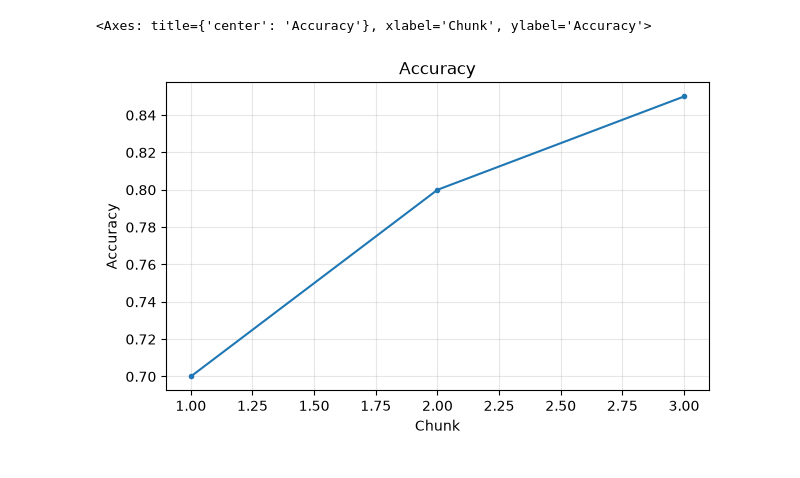
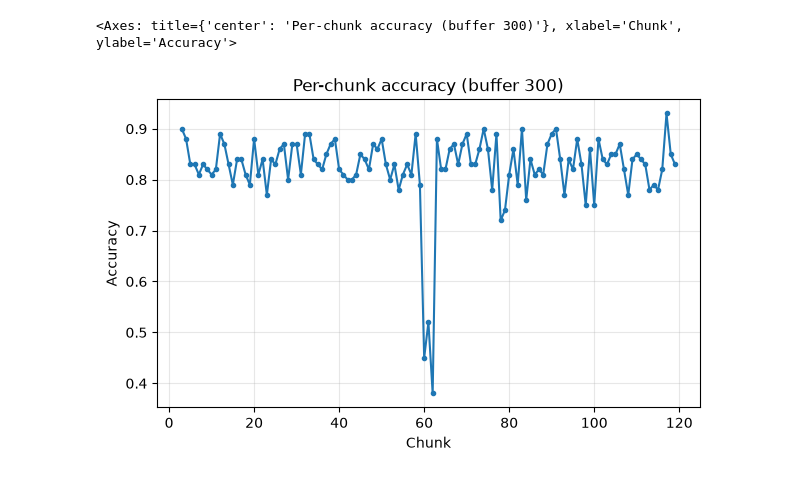
Before and after one commit to a1984678/PfAI_Assignment_2.1, a Jupyter notebook: NumCompute-Stream/plots/test.ipynb, the cells around one changed output. Saved outputs shown, nothing was run; the diff lists cells and outputs as text; code cells hidden in the pictures.

Commit message:
Running through more visualisation scenarios

```diff
--- a/NumCompute-Stream/plots/test.ipynb
+++ b/NumCompute-Stream/plots/test.ipynb
@@ -1,6 +1,37 @@
 # %%
-from numcompute_stream.visualise import plot_metric_over_time
-plot_metric_over_time([float("nan"), 0.7, 0.8, 0.85], "Accuracy", "Accuracy")
+import numpy as np
+import matplotlib.pyplot as plt
+from numcompute_stream.io import iter_chunks
+from numcompute_stream.pipeline import Pipeline
+from numcompute_stream.preprocessing import Imputer, StandardScaler
+from numcompute_stream.tree import DecisionTreeClassifier
+from numcompute_stream.metrics import F1, StreamingAUC, Accuracy
+from numcompute_stream.stream import StreamTrainer
+from numcompute_stream.visualise import plot_metric_over_time, compare_models, plot_predictions_vs_ground_truth
-# %% [output]
-<Axes: title={'center': 'Accuracy'}, xlabel='Chunk', ylabel='Accuracy'>
-[figure, removed]
+# %%
+rng = np.random.default_rng(0)
+n = 12000
+X = rng.uniform(-1, 1, size=(n, 4))
+y = np.where(X[:, 0] ** 2 + X[:, 1] ** 2 < 0.5, "in", "out")            # circle
+y[n // 2:] = np.where(X[n // 2:, 0] + X[n // 2:, 2] > 0, "in", "out")   # drift: new rule
+flip = rng.random(n) < 0.05
+y[flip] = np.where(y[flip] == "in", "out", "in")                        # label noise
+X[rng.random(X.shape) < 0.03] = np.nan                                  # missing values
+# %%
+def run(buffer_size):
+    pipe = Pipeline([("impute", Imputer()), ("scale", StandardScaler()),
+                     ("tree", DecisionTreeClassifier(max_depth=6, buffer_size=buffer_size))])
+    trainer = StreamTrainer(pipe, metrics={"auc": StreamingAUC(pos_label="in"),
+                                           "f1": F1(pos_label="in"),
+                                           "rolling_accuracy": Accuracy(window=10)})
+    for X_chunk, y_chunk in iter_chunks(X, y, chunk_size=100):
+        trainer.score_chunk(X_chunk, y_chunk)   # test on unseen data first...
+        trainer.fit_chunk(X_chunk, y_chunk)     # ...then train on it
+    return trainer
+
+small, large = run(300), run(2000)
+# %%
+plot_metric_over_time(small.history("accuracy"), "Per-chunk accuracy (buffer 300)", "Accuracy")
+# %% [output]
+<Axes: title={'center': 'Per-chunk accuracy (buffer 300)'}, xlabel='Chunk', ylabel='Accuracy'>
+[figure, added]
```
Also changed, not shown: parts of 3 cells of this notebook.
